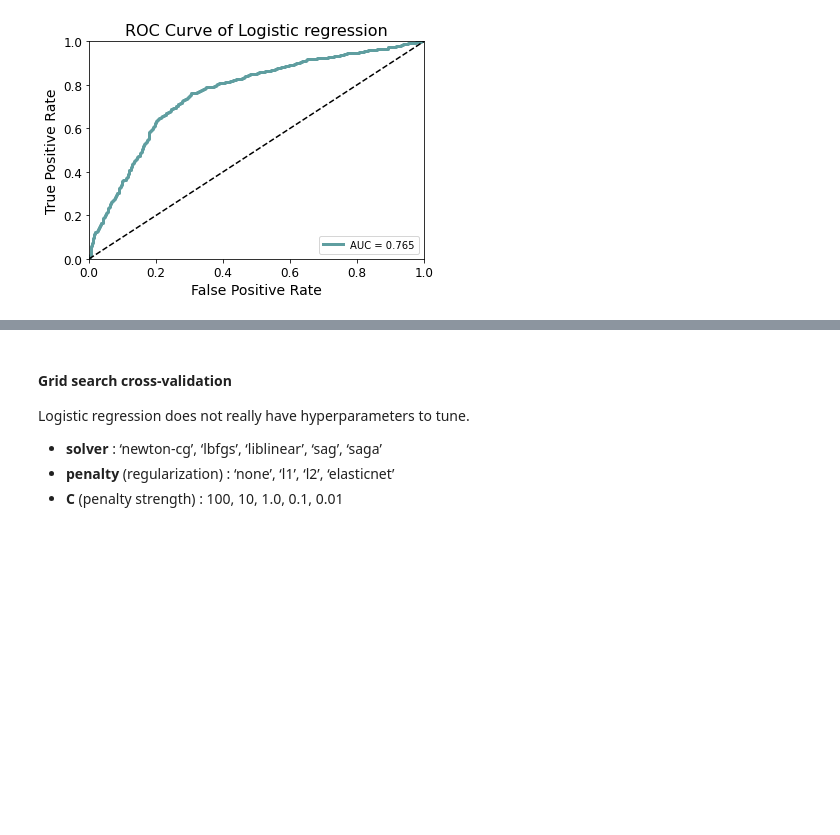
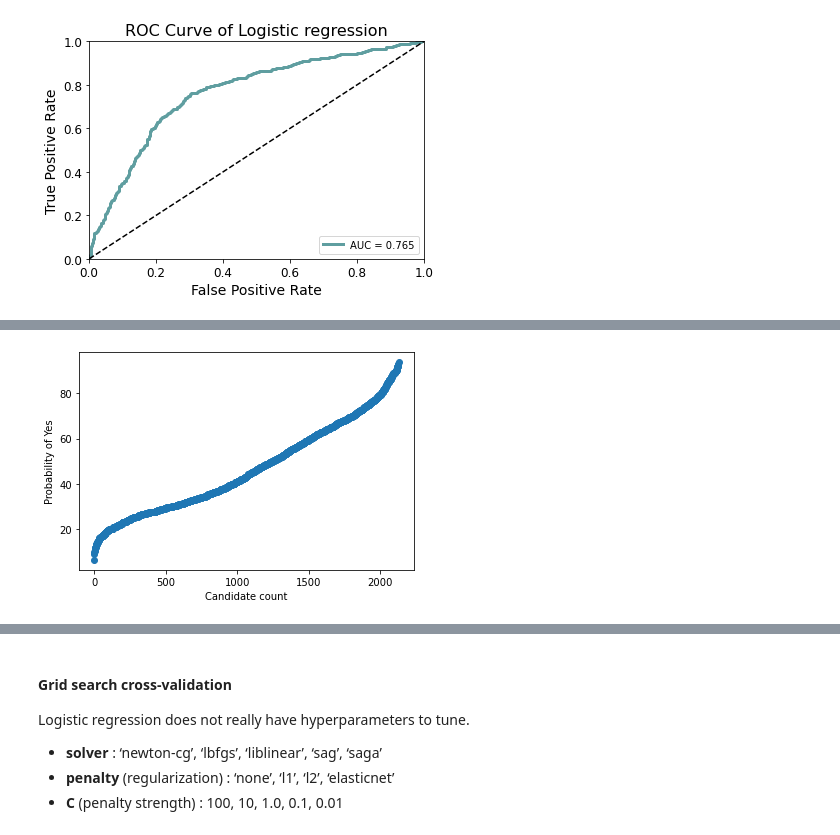
Before and after one commit to katiehuang1221/HR-Analytics-Predict-Who-Will-Leave-The-Job, a Jupyter notebook: notebook/08_refine_models_1.ipynb, the cells around one changed output, grey strips where cells are left out. Cells and saved outputs as stored; diff of their text form; code cells hidden in the pictures; blank space fills up the shorter version.

Commit message:
Create candidate_proba table and roc(filled) in 08.

```diff
--- a/notebook/08_refine_models_1.ipynb
+++ b/notebook/08_refine_models_1.ipynb
@@ -188,0 +229,12 @@ fig.savefig('../plot/ROC_lr_1.pdf', bbox_inches='tight', transparent=True)
+# %%
+df = df_test
+df = df.reset_index()
+prob_df = pd.DataFrame(lm.predict_proba(X_test)).apply(lambda x:round(x,3)*100)
+
+df = pd.concat([df,prob_df],axis=1)[['enrollee_id','experience',1,'target']]
+df.columns=['Enrollee_id','experience','Probability (%)','Target']
+df = df.sort_values('Probability (%)',ascending=True).reset_index()
+
+# Save as csv file
+df.to_csv('../dump/candidate_proba.csv')
+df
@@ -188,0 +255,7 @@ fig.savefig('../plot/ROC_lr_1.pdf', bbox_inches='tight', transparent=True)
+# %%
+plt.scatter(x=df.index, y=(df['Probability (%)']))
+plt.ylabel('Probability of Yes')
+plt.xlabel('Candidate count')
+plt.title('');
+# %% [output]
+[figure, added]
```
Also changed, not shown: parts of 29 cells of this notebook, 4 other files.
